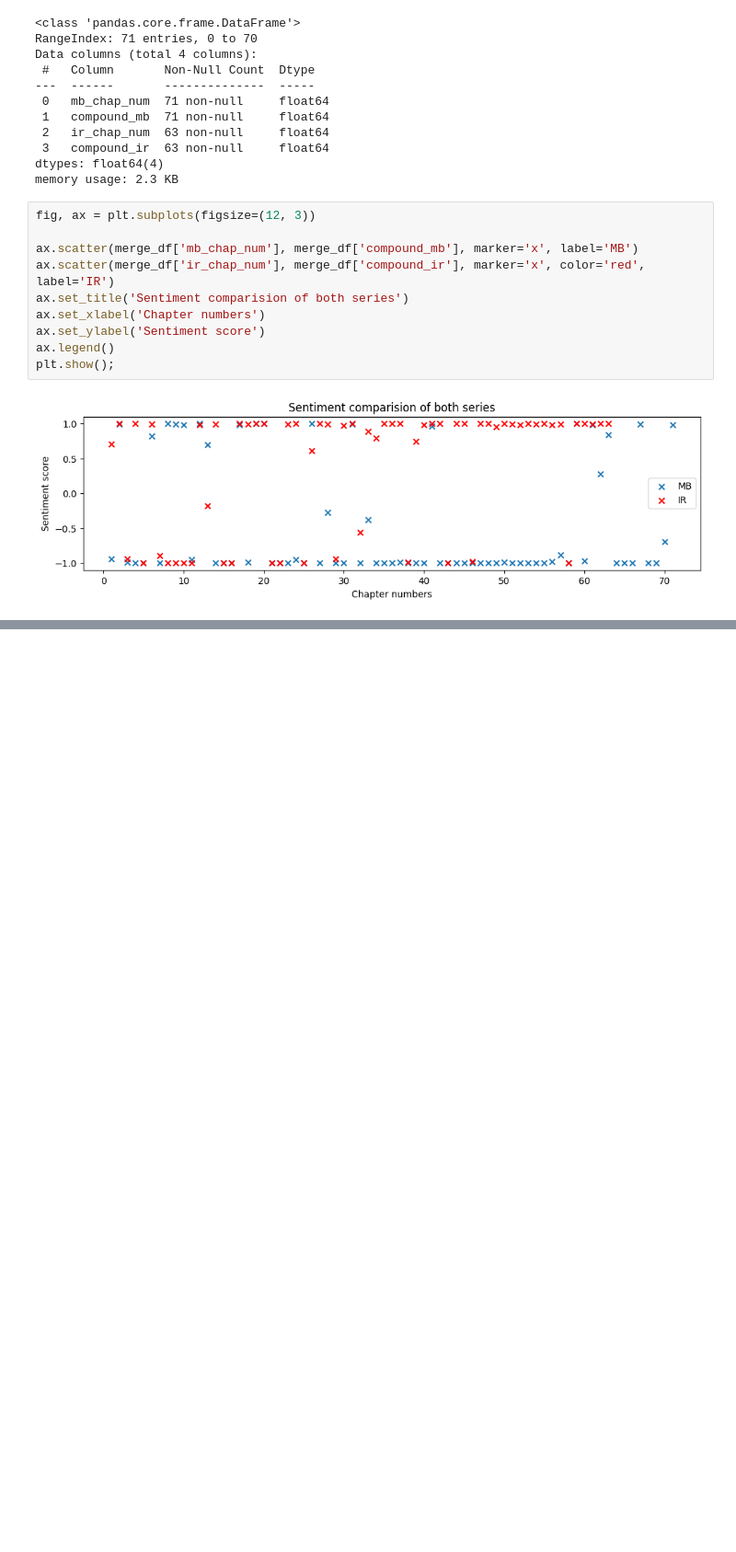
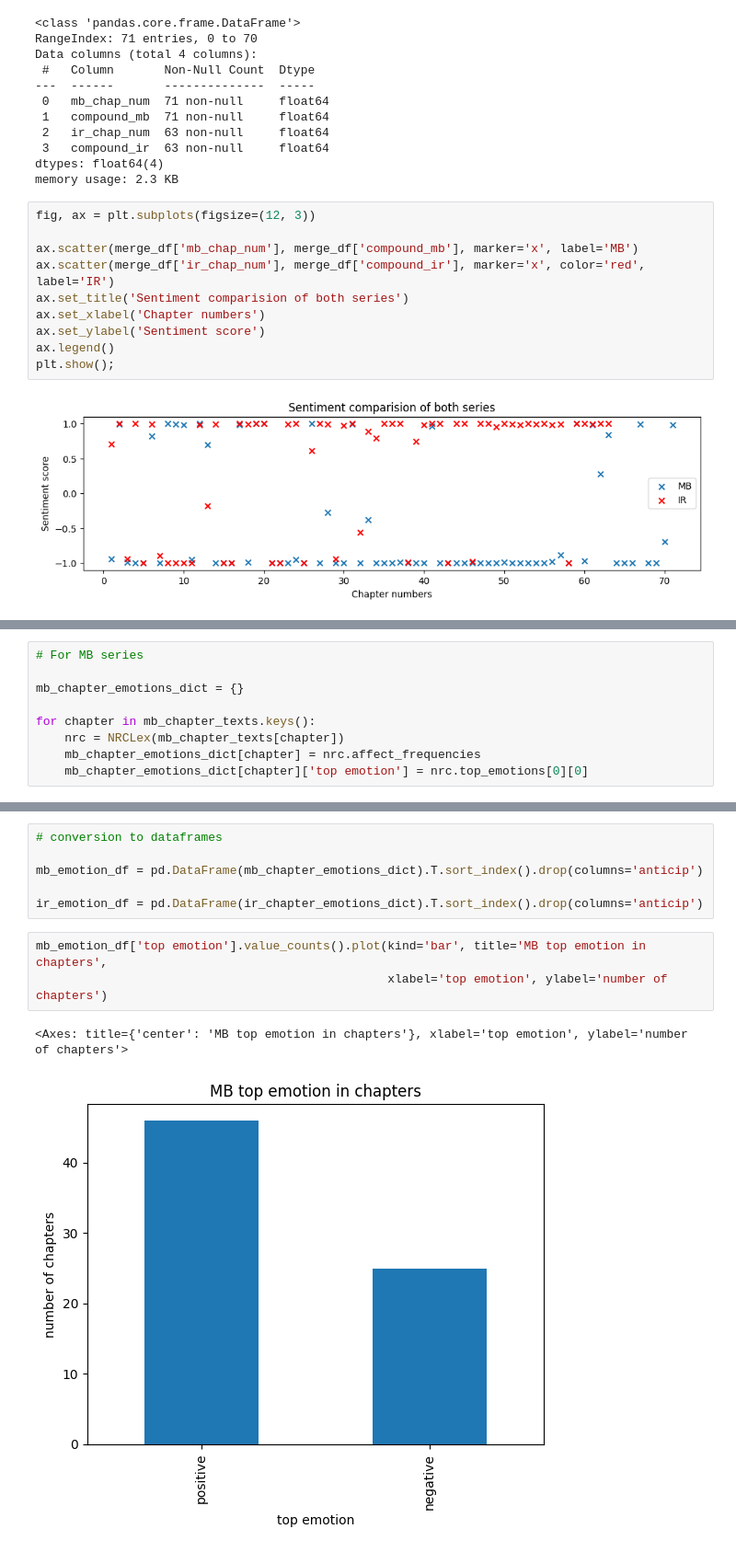
Before and after one commit to akankshazc/character_quiz_generator, a Jupyter notebook: 3_Data_Analysis/text_sentiment_analysis.ipynb, the cells around one changed output, grey strips where cells are left out. Shown at 92% size. Drawn from its saved outputs; the diff is of its cells as text; blank space fills up the shorter version.

```diff
--- a/3_Data_Analysis/text_sentiment_analysis.ipynb
+++ b/3_Data_Analysis/text_sentiment_analysis.ipynb
@@ -188,0 +199,9 @@ plt.show();
+# %%
+# For MB series
+
+mb_chapter_emotions_dict = {}
+
+for chapter in mb_chapter_texts.keys():
+    nrc = NRCLex(mb_chapter_texts[chapter])
+    mb_chapter_emotions_dict[chapter] = nrc.affect_frequencies
+    mb_chapter_emotions_dict[chapter]['top emotion'] = nrc.top_emotions[0][0]
@@ -188,0 +217,12 @@ plt.show();
+# %%
+# conversion to dataframes
+
+mb_emotion_df = pd.DataFrame(mb_chapter_emotions_dict).T.sort_index().drop(columns='anticip')
+
+ir_emotion_df = pd.DataFrame(ir_chapter_emotions_dict).T.sort_index().drop(columns='anticip')
+# %%
+mb_emotion_df['top emotion'].value_counts().plot(kind='bar', title='MB top emotion in chapters',
+                                                 xlabel='top emotion', ylabel='number of chapters')
+# %% [output]
+<Axes: title={'center': 'MB top emotion in chapters'}, xlabel='top emotion', ylabel='number of chapters'>
+[figure, added]
```
Also changed, not shown: parts of 25 cells of this notebook.
